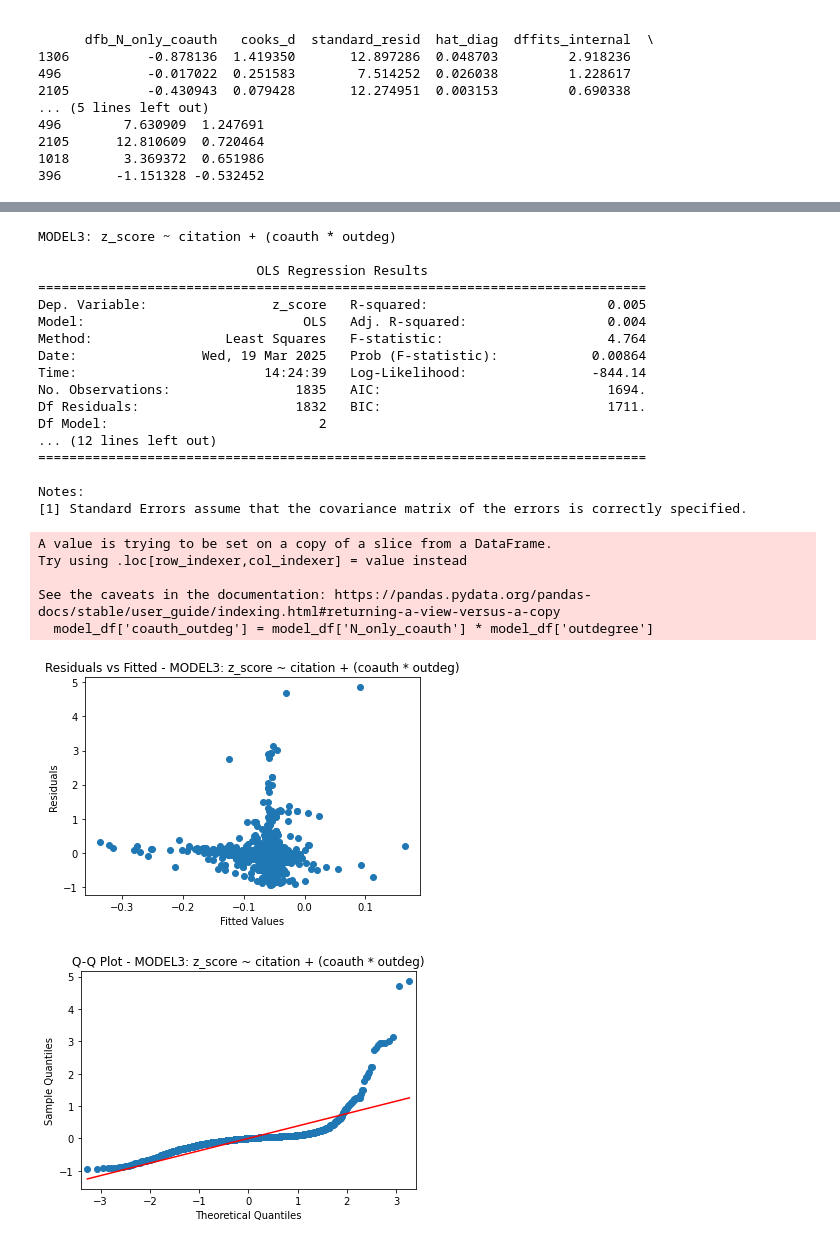
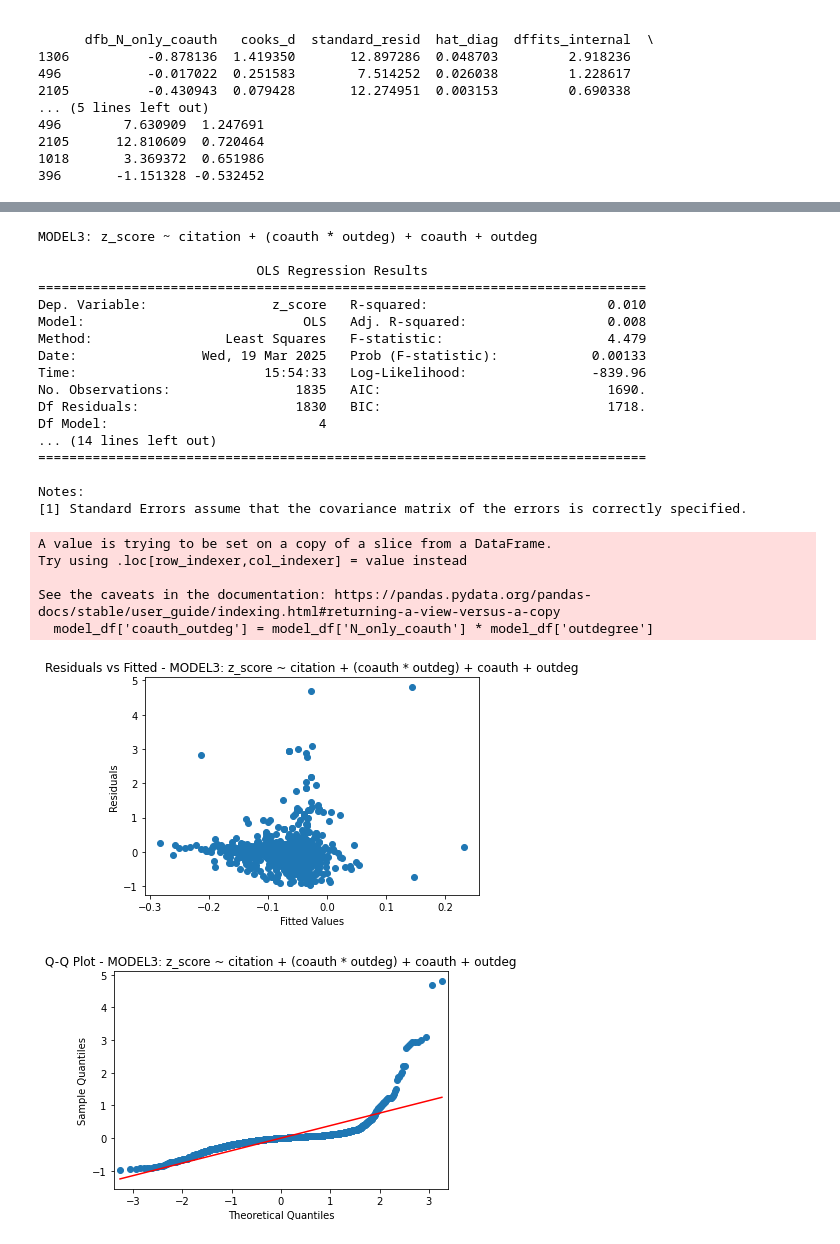
Before and after one commit to akshue27/acknowledgements, a Jupyter notebook: attemptedmerge.ipynb, the cells around one changed output, grey strips where cells are left out. Cells and saved outputs as stored; diff of their text form; code cells hidden in the pictures.

```diff
--- a/attemptedmerge.ipynb
+++ b/attemptedmerge.ipynb
@@ -1720,7 +1720,7 @@ for egoname in unmatched_egonames:
         std_author = standardize_name(author_name)
 
         distance = Levenshtein.distance(std_egoname, std_author)
-        if distance <= 2:
+        if distance <= 3:
             close_matches.append((author_name, distance))
 
     # Sort matches by distance (closest first)
@@ -2907,32 +2977,32 @@ Top 5 influential points (Cook's Distance):
 # %%
 
 # Model 3: Y ~ cite + (coauth * outdeg)
 model_df['coauth_outdeg'] = model_df['N_only_coauth'] * model_df['outdegree']
-thirdX = model_df[['citation', 'coauth_outdeg']]
-model3 = fit_and_diagnose(thirdX, firsty, "MODEL3: z_score ~ citation + (coauth * outdeg)")
+thirdX = model_df[['citation', 'coauth_outdeg', 'N_only_coauth', 'outdegree']]
+model3 = fit_and_diagnose(thirdX, firsty, "MODEL3: z_score ~ citation + (coauth * outdeg) + coauth + outdeg")
 # %% [output]
-MODEL3: z_score ~ citation + (coauth * outdeg)
+MODEL3: z_score ~ citation + (coauth * outdeg) + coauth + outdeg
 
                             OLS Regression Results
 ==============================================================================
-Dep. Variable:                z_score   R-squared:                       0.005
-Model:                            OLS   Adj. R-squared:                  0.004
-Method:                 Least Squares   F-statistic:                     4.764
-Date:                Wed, 19 Mar 2025   Prob (F-statistic):            0.00864
-Time:                        14:24:39   Log-Likelihood:                -844.14
-No. Observations:                1835   AIC:                             1694.
-Df Residuals:                    1832   BIC:                             1711.
-Df Model:                           2
-... (12 lines left out)
+Dep. Variable:                z_score   R-squared:                       0.010
+Model:                            OLS   Adj. R-squared:                  0.008
+Method:                 Least Squares   F-statistic:                     4.479
+Date:                Wed, 19 Mar 2025   Prob (F-statistic):            0.00133
+Time:                        15:54:33   Log-Likelihood:                -839.96
+No. Observations:                1835   AIC:                             1690.
+Df Residuals:                    1830   BIC:                             1718.
+Df Model:                           4
+... (14 lines left out)
 ==============================================================================
 
 Notes:
 [1] Standard Errors assume that the covariance matrix of the errors is correctly specified.
 A value is trying to be set on a copy of a slice from a DataFrame.
 Try using .loc[row_indexer,col_indexer] = value instead
 
 See the caveats in the documentation: https://pandas.pydata.org/pandas-docs/stable/user_guide/indexing.html#returning-a-view-versus-a-copy
   model_df['coauth_outdeg'] = model_df['N_only_coauth'] * model_df['outdegree']
-[figure, old version]
+[figure, new version]
-[figure, old version]
+[figure, new version]
 Top 5 influential points (Cook's Distance):
```
Also changed, not shown: parts of 6 cells of this notebook.
